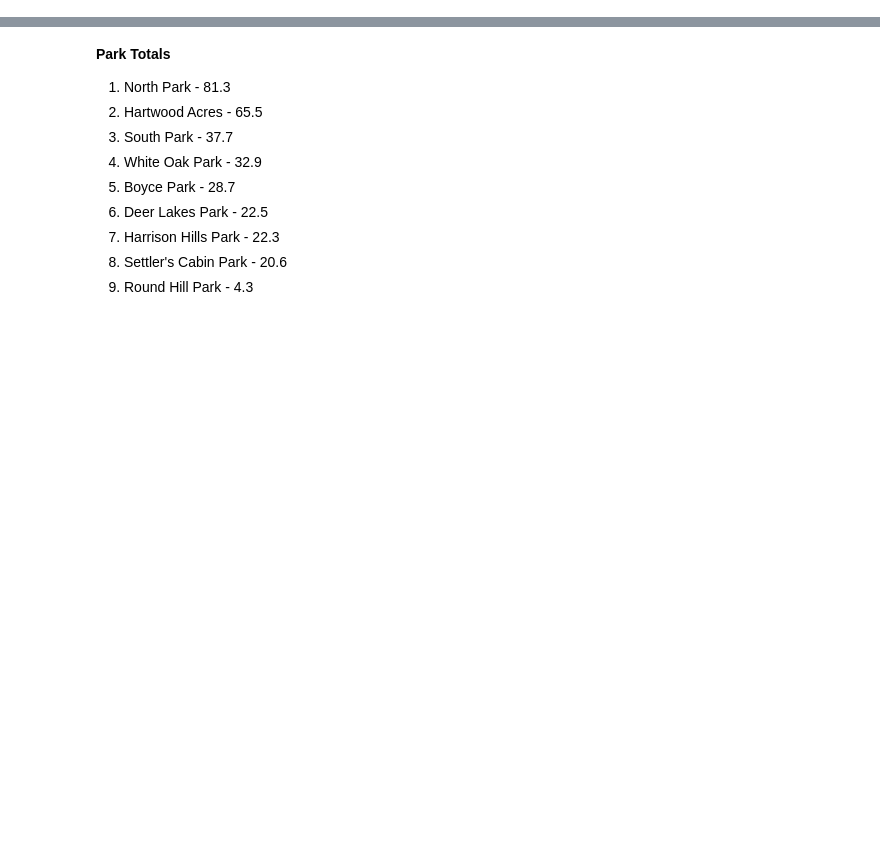
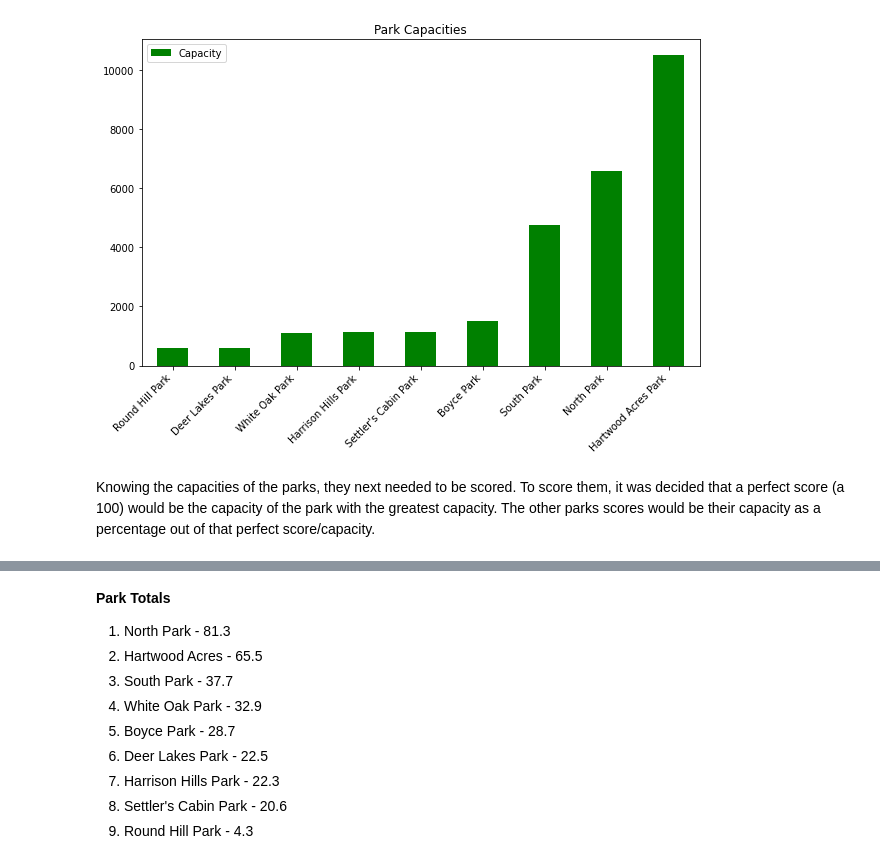
Before and after one commit to calebsarmiento/CMPINF0010-Final-Project, a Jupyter notebook: FinalProject.ipynb, the cells around one changed output, grey strips where cells are left out. Cells and saved outputs as stored; diff of their text form; code cells hidden in the pictures; blank space fills up the shorter version.

```diff
--- a/FinalProject.ipynb
+++ b/FinalProject.ipynb
@@ -21,0 +77,31 @@ Talking about the best neighborhood and the data that shows this.
+# %%
+df = pd.read_csv("park_features.csv")
+df = df[["center", "feature_name", "capacity"]]
+
+all_parks = []
+for row in range(len(df)):
+    if df.iloc[row,0] not in all_parks:
+        all_parks.append(df.iloc[row,0])
+
+park_capacities = {}
+for park in all_parks:
+    for row in range(len(df)):
+        capacity = df.iloc[row,2]
+        if df.iloc[row,0] == park and capacity == float(capacity):
+            if park in park_capacities:
+                park_capacities[park] += capacity
+            else:
+                park_capacities[park] = capacity
+
+sorted_capacities = sorted(park_capacities.items(), key=lambda x:x[1])
+park_capacities = dict(sorted_capacities)
+
+capacity = pd.DataFrame.from_dict(park_capacities, orient='index', columns=['Capacity']).sort_values(by='Capacity')
+capacity.plot(kind='bar', figsize =(10,6),color='g')
+plt.title('Park Capacities')
+plt.xticks(rotation=45, ha='right')
+plt.show()
+# %% [output]
+[figure, added]
+# %% [markdown]
+Knowing the capacities of the parks, they next needed to be scored. To score them, it was decided that a perfect score (a 100) would be the capacity of the park with the greatest capacity. The other parks scores would be their capacity as a percentage out of that perfect score/capacity.
```
Also changed, not shown: parts of 13 cells of this notebook.
